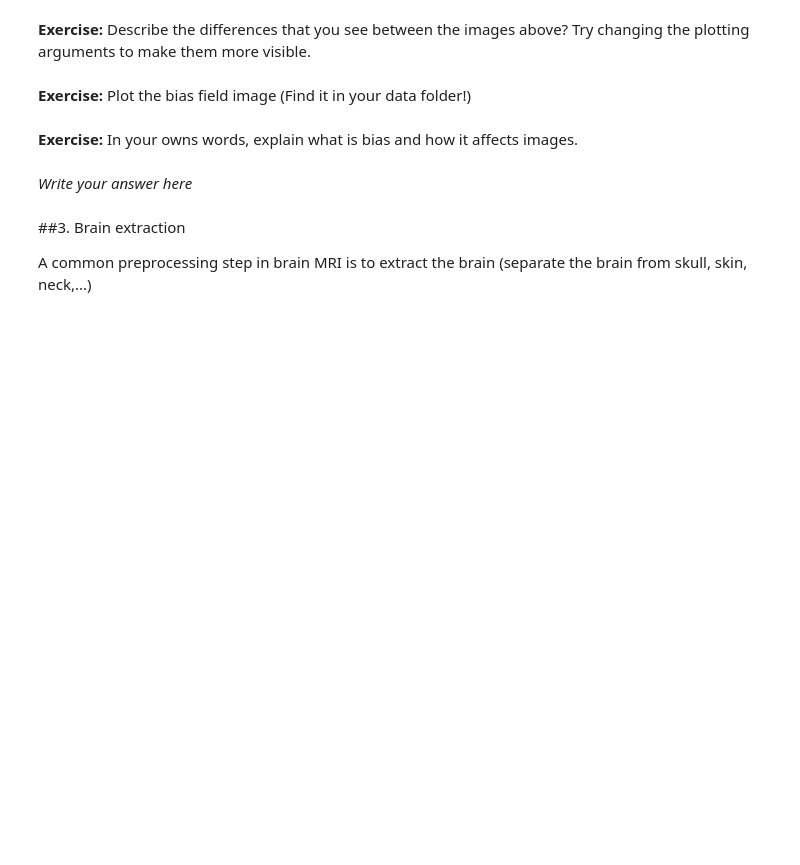
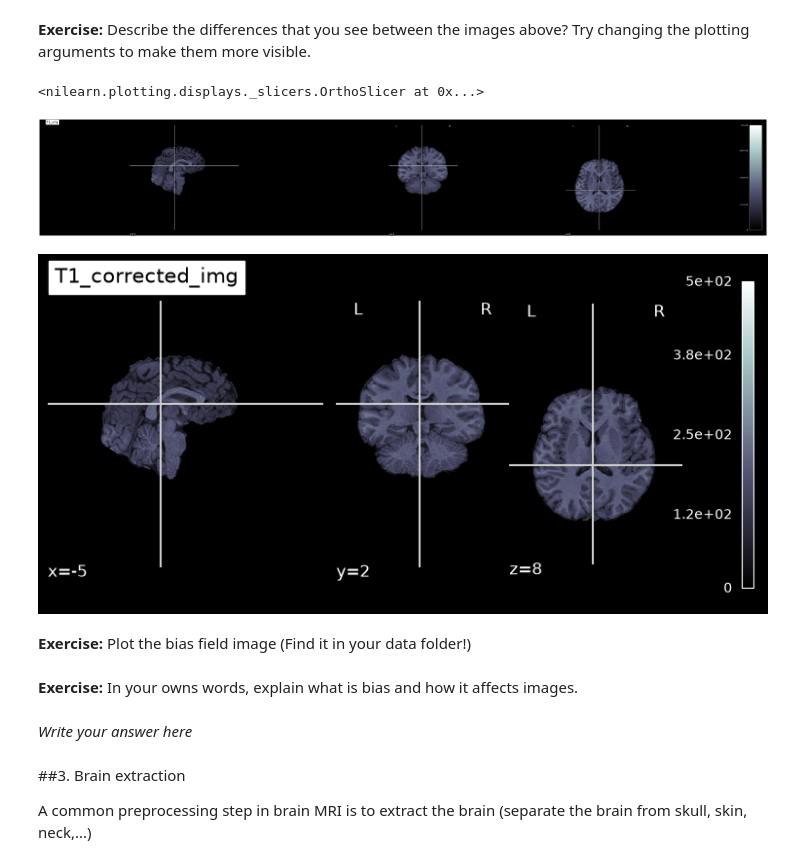
Before and after one commit to sacumesh/medical-imagining-labs, a Jupyter notebook: P2/MBDS_P2_exercises.ipynb, the cells around one changed output. Drawn from its saved outputs; the diff is of its cells as text; code cells hidden in the pictures; blank space fills up the shorter version.

```diff
--- a/P2/MBDS_P2_exercises.ipynb
+++ b/P2/MBDS_P2_exercises.ipynb
@@ -118,3 +140,14 @@ plotting.plot_anat(T1_corrected, title="T1_corrected_img", cut_coords=cut_coords
+# %%
+import matplotlib.pyplot as plt
+
+cut_coords = (-5, 2, 8) # try changing these coordinates
+fig = plt.figure(figsize=(24, 8))
+plotting.plot_anat(T1_orig, title="T1_orig", cut_coords=cut_coords, vmax=500, cmap="bone", figure=fig)
+plotting.plot_anat(T1_corrected, title="T1_corrected_img", cut_coords=cut_coords, vmax=500, cmap="bone")
+# %% [output]
+<nilearn.plotting.displays._slicers.OrthoSlicer at 0x...>
+[figure, added]
+[figure, added]
 # %% [markdown]
 **Exercise:** Plot the bias field image (Find it in your data folder!)
 # %%
```
Also changed, not shown: parts of 5 cells of this notebook.
